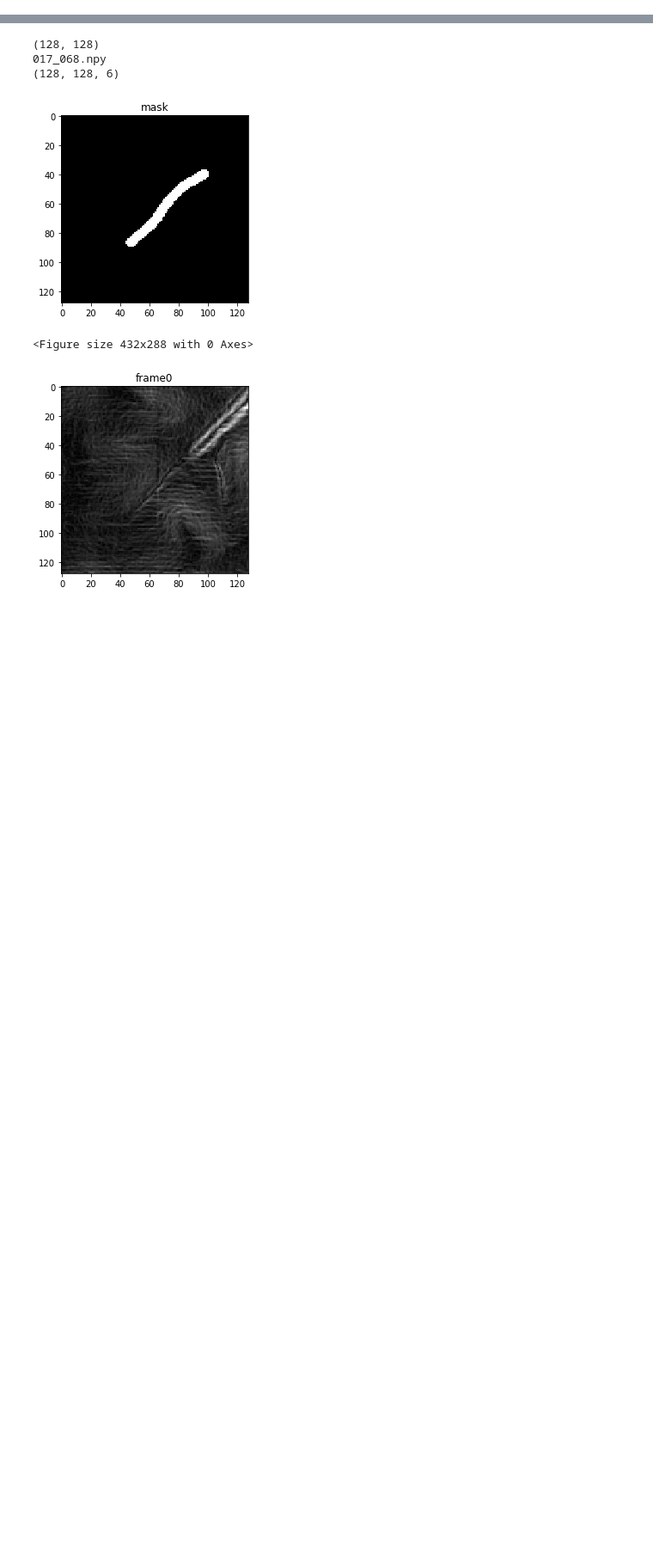
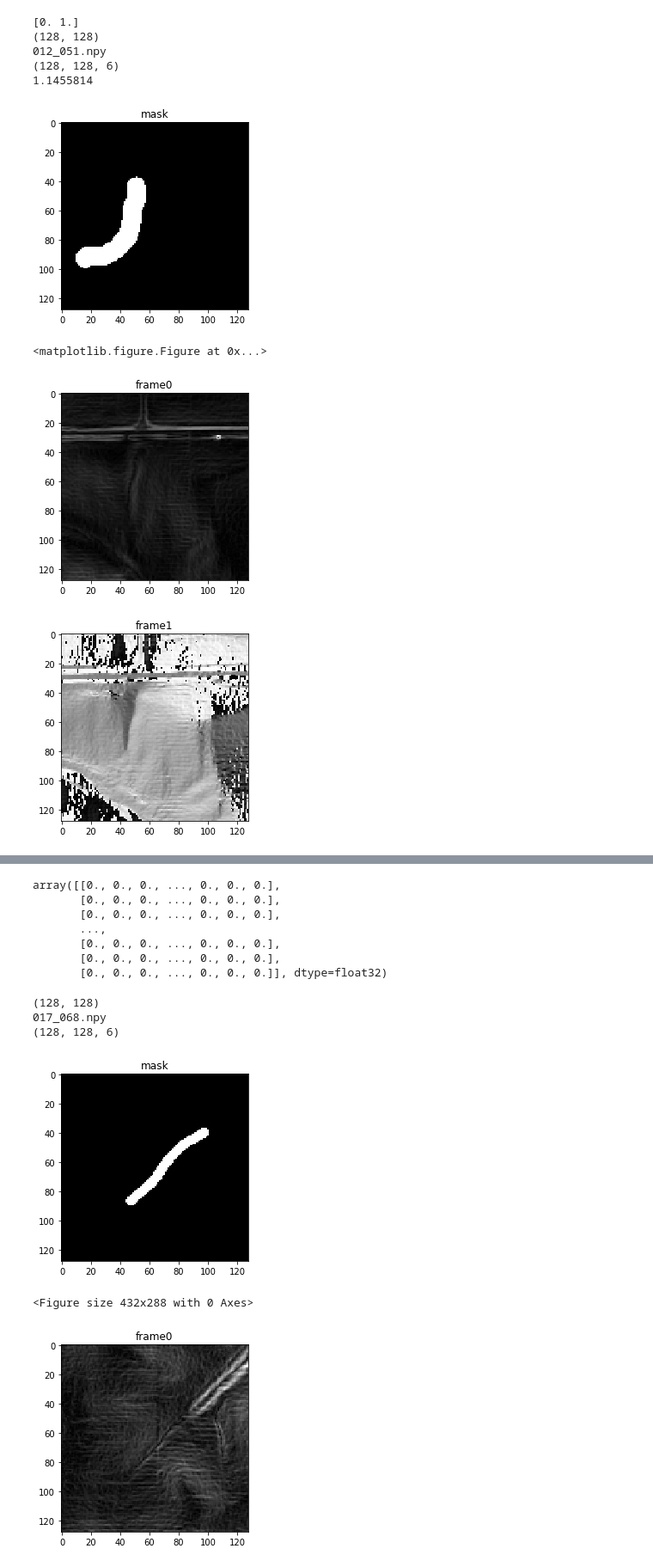
Before and after one commit to Chen-Yifan/DEM_segmentation, a Jupyter notebook: notebook/vis-dataset.ipynb, the cells around one changed output, grey strips where cells are left out. Shown at 86% size. Drawn from its saved outputs; the diff is of its cells as text; code cells hidden in the pictures; blank space fills up the shorter version.

```diff
--- a/notebook/vis-dataset.ipynb
+++ b/notebook/vis-dataset.ipynb
@@ -2,8 +2,8 @@
 import os
 import re
 # results_dir = '/home/yifanc3/dataset/data/selected_128_overlap/all_frames6'# iou = 69%
-test_mask_dir = '/home/yifanc3/dataset/data/selected_128_overlap/all_masks_5m6b'
-test_frame_dir = '/home/yifanc3/dataset/data/selected_128_overlap/all_frames_5m6b'
+test_mask_dir = '/home/yifanc3/dataset/data/selected_128_overlap/all_masks_10m6b'
+test_frame_dir = '/home/yifanc3/dataset/data/selected_128_overlap/all_frames_5m6b_norm'
 # plot_dir = '/home/yifanc3/segmentation_v2/DEM_segmentation/'
 
 
@@ -77,0 +63,13 @@ mask = vis( 10
+# %%
+vis( 55
+   )
+# %% [output]
+[0. 1.]
+(128, 128)
+012_051.npy
+(128, 128, 6)
+1.1455814
+[figure, added]
+<matplotlib.figure.Figure at 0x...>
+[figure, added]
+[figure, added]
@@ -78,3 +80,10 @@ mask = vis( 10
+array([[0., 0., 0., ..., 0., 0., 0.],
+       [0., 0., 0., ..., 0., 0., 0.],
+       [0., 0., 0., ..., 0., 0., 0.],
+       ...,
+       [0., 0., 0., ..., 0., 0., 0.],
+       [0., 0., 0., ..., 0., 0., 0.],
+       [0., 0., 0., ..., 0., 0., 0.]], dtype=float32)
 # %%
 mask = vis( 110
    )
```
Also changed, not shown: parts of 3 cells of this notebook, 45 other files.
